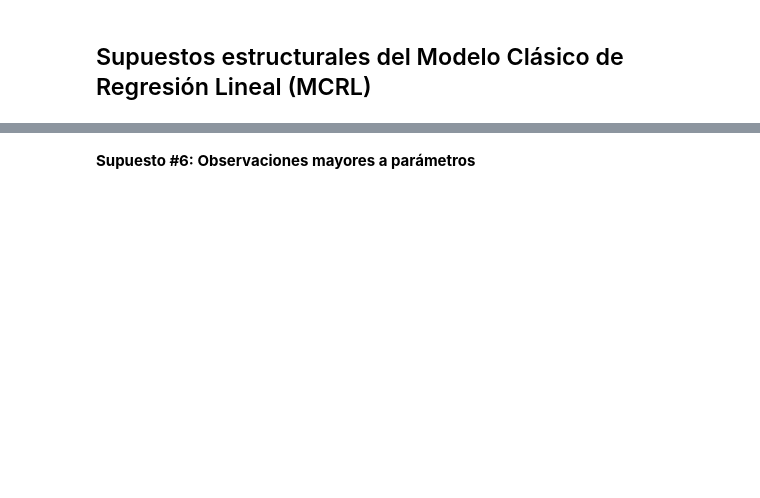
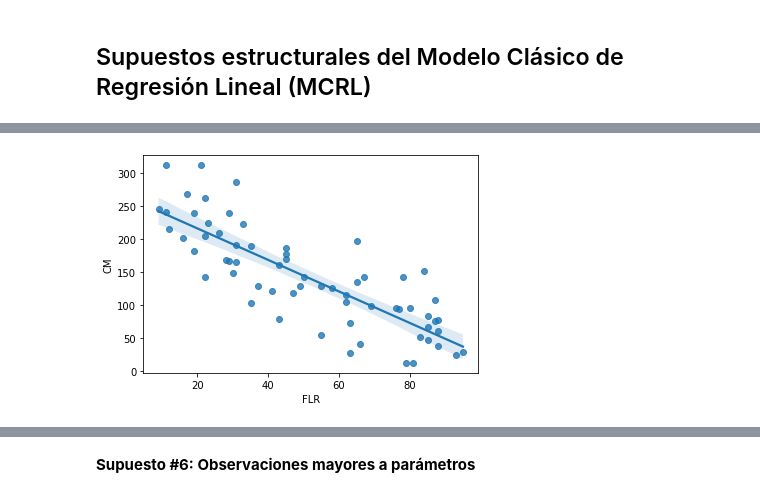
Before and after one commit to JuanAcevedoEcon/Econometria-basica-con-Python, a Jupyter notebook: Scripts/(3) Supuestos Estructura MCO.ipynb, the cells around one changed output, grey strips where cells are left out. Drawn from its saved outputs; the diff is of its cells as text; code cells hidden in the pictures; blank space fills up the shorter version.

```diff
--- a/Scripts/(3) Supuestos Estructura MCO.ipynb
+++ b/Scripts/(3) Supuestos Estructura MCO.ipynb
@@ -13,0 +10,2 @@ sns.regplot(________,_________);
+# %%
+data= pd.read_csv(r"C:\Users\fcecursos\Downloads\Econometria-en-Python-main\Econometria-en-Python-main\Bases de datos\GujaratiPorter71.txt", sep="\t")
@@ -13,0 +21,4 @@ sns.regplot(________,_________);
+# %%
+sns.regplot(x = data["FLR"], y = data["CM"]);
+# %% [output]
+[figure, added]
```
Also changed, not shown: parts of 36 cells of this notebook, 1 other file.
